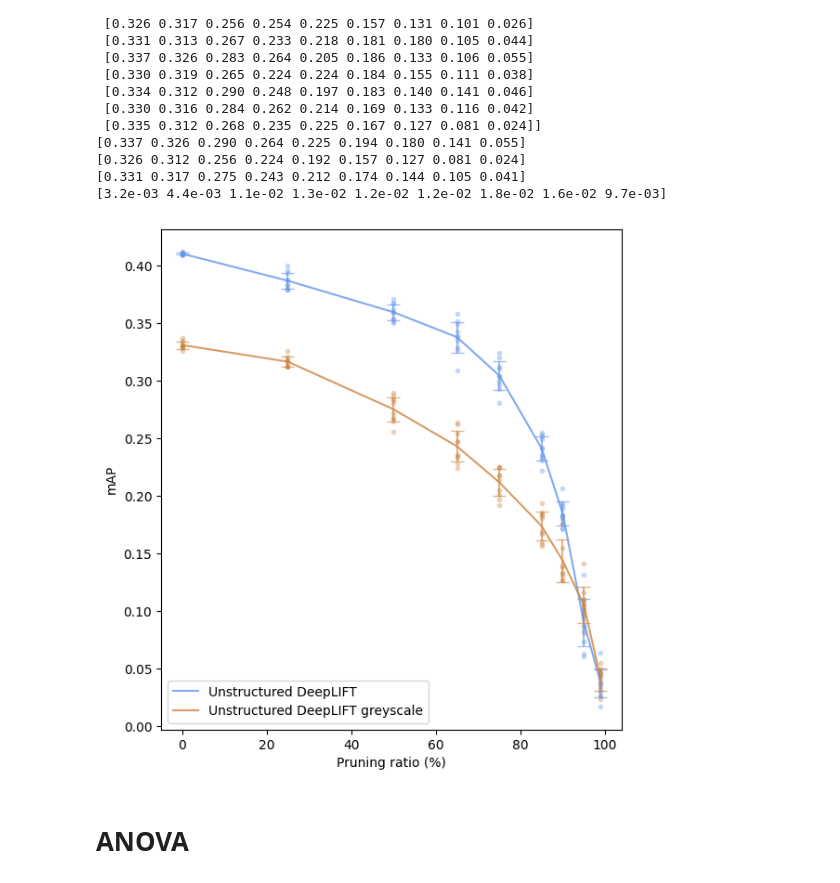
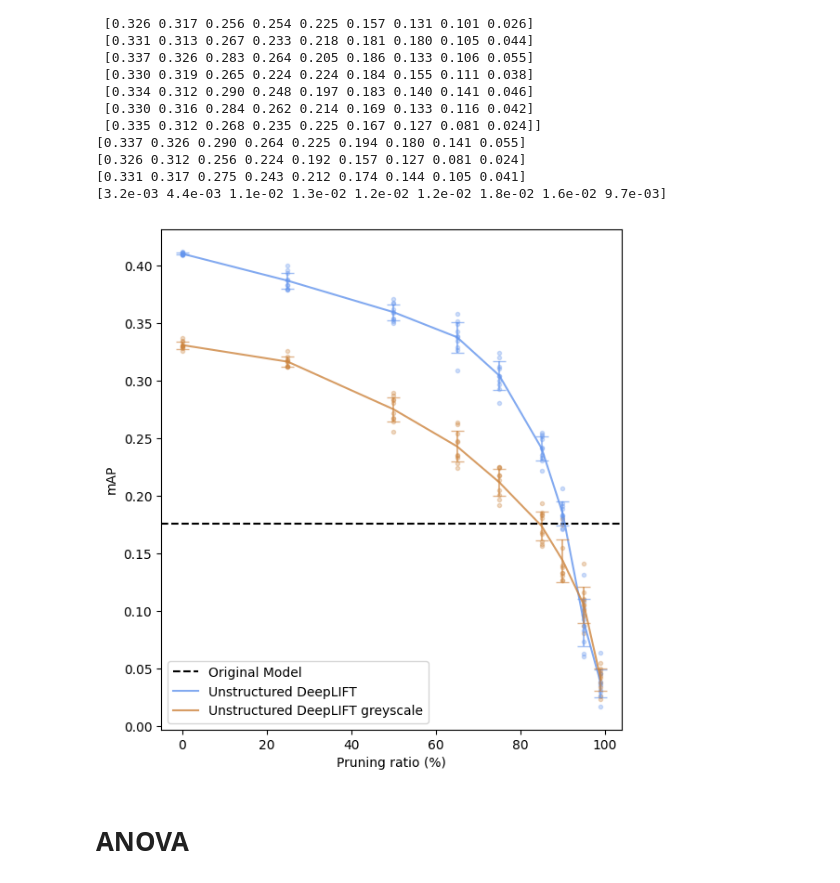
Before and after one commit to maxinimize/Efficient-Robust-Object-Detection, a Jupyter notebook: plot.ipynb, the cells around one changed output. Cells and saved outputs as stored; diff of their text form; code cells hidden in the pictures.

```diff
--- a/plot.ipynb
+++ b/plot.ipynb
@@ -122,24 +123,25 @@ print(np.std(temp, axis=0))
 [3.2e-03 4.4e-03 1.1e-02 1.3e-02 1.2e-02 1.2e-02 1.8e-02 1.6e-02 9.7e-03]
 # %%
 plt.figure().set_figheight(7)
+plt.axhline(y = 0.176, color = 'black', linestyle = 'dashed', label='Original Model')
 
 plt.plot(pruning_ratio,unstructured_deeplift_mean, "cornflowerblue", alpha=0.8, label='Unstructured DeepLIFT') # the line
 plt.errorbar(pruning_ratio, unstructured_deeplift_mean, unstructured_deeplift_stddev, linestyle='None', marker='', color="cornflowerblue", ecolor="cornflowerblue", alpha=0.6, capsize=5)
 for i, ratio in enumerate(pruning_ratio):
     plt.scatter([ratio] * len(unstructured_deeplift[i]), unstructured_deeplift[i], c="cornflowerblue", marker='.', alpha=0.3 )
 
 plt.plot(pruning_ratio,unstructured_deeplift_greyscale_mean, "peru", alpha=0.8, label='Unstructured DeepLIFT greyscale')
 plt.errorbar(pruning_ratio, unstructured_deeplift_greyscale_mean, unstructured_deeplift_greyscale_stddev, linestyle='None', marker='', color="peru", ecolor="peru", alpha=0.6, capsize=5)
 for i, ratio in enumerate(pruning_ratio):
     plt.scatter([ratio] * len(unstructured_deeplift_greyscale[i]), unstructured_deeplift_greyscale[i], c="peru", marker='.', alpha=0.3 )
 
 # plt.title("mAP vs Pruning rate")
 plt.xlabel("Pruning ratio (%)")
 plt.ylabel("mAP")
 plt.legend(loc="lower left")
 plt.show()
 # %% [output]
-[figure, old version]
+[figure, new version]
 # %% [markdown]
 # ANOVA
 # %%
```
Also changed, not shown: parts of 3 cells of this notebook, 10 other files.
